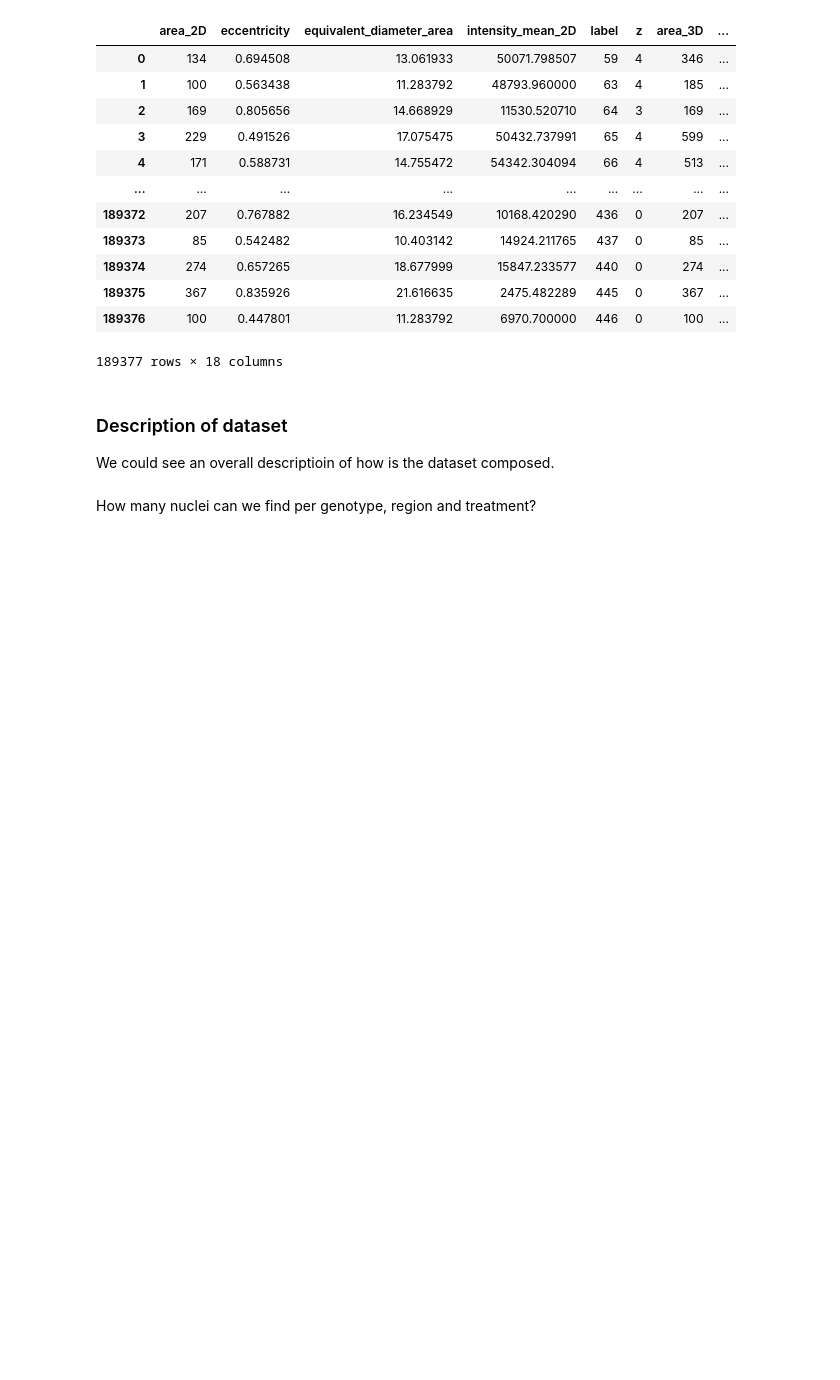
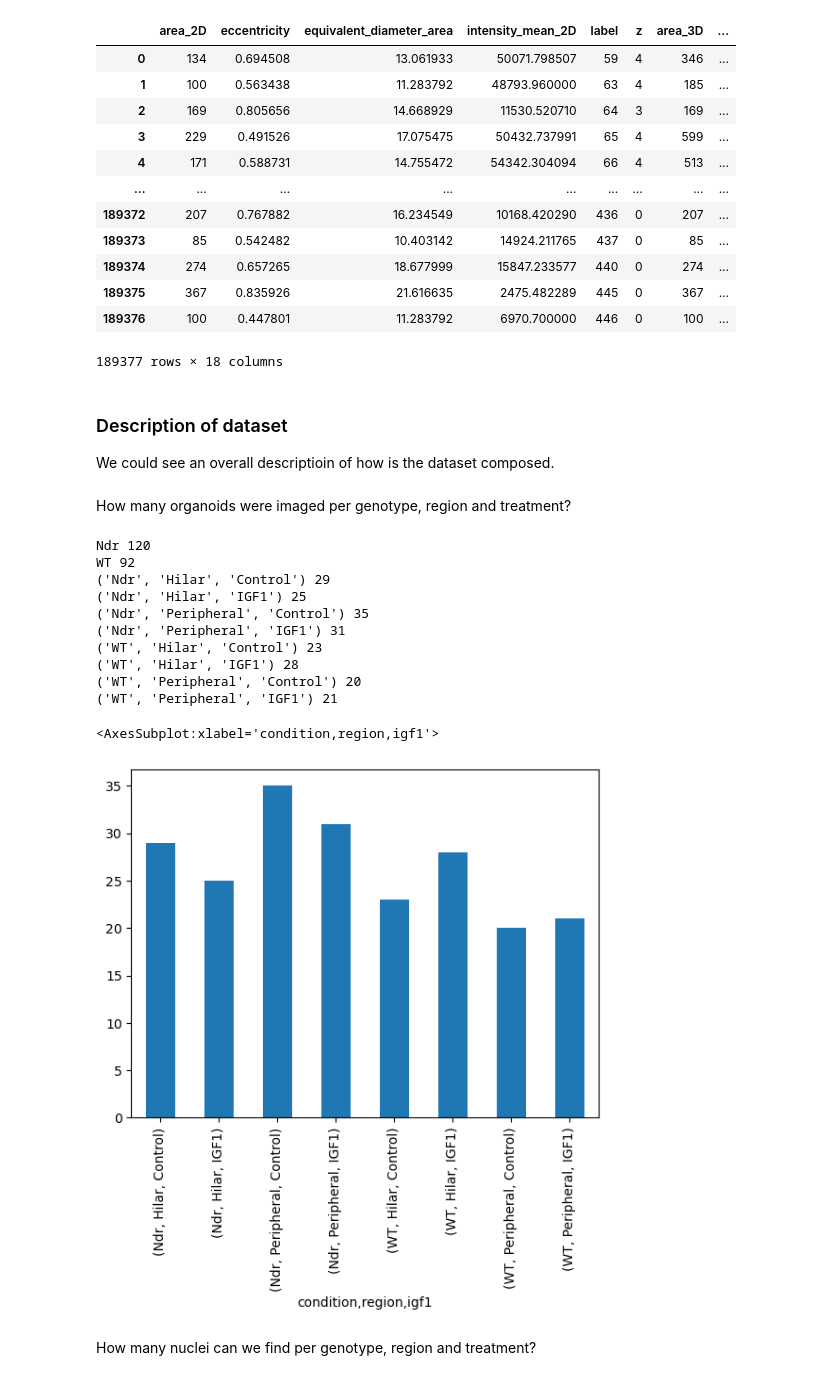
Before and after one commit to Emma-R-Andersson-Lab/iqbal_nuclei_segmenter, a Jupyter notebook: IGF1_effect_on_nuclei_sizes.ipynb, the cells around one changed output. Drawn from its saved outputs; the diff is of its cells as text; code cells hidden in the pictures; blank space fills up the shorter version.

```diff
--- a/IGF1_effect_on_nuclei_sizes.ipynb
+++ b/IGF1_effect_on_nuclei_sizes.ipynb
@@ -173,5 +94,28 @@ nuclei_size
 ### Description of dataset
 
 We could see an overall descriptioin of how is the dataset composed.
+# %% [markdown]
+How many organoids were imaged per genotype, region and treatment?
+# %%
+for cond, this_df in nuclei_size.groupby('condition'):
+    print(cond, len(this_df.sample_name.unique()))
+
+for cond, this_df in nuclei_size.groupby(['condition', 'region', 'igf1']):
+    print(cond, len(this_df.sample_name.unique()))
+
+nuclei_size.groupby(['condition', 'region', 'igf1']).sample_name.unique().agg(len).plot(kind='bar')
+# %% [output]
+Ndr 120
+WT 92
+('Ndr', 'Hilar', 'Control') 29
+('Ndr', 'Hilar', 'IGF1') 25
+('Ndr', 'Peripheral', 'Control') 35
+('Ndr', 'Peripheral', 'IGF1') 31
+('WT', 'Hilar', 'Control') 23
+('WT', 'Hilar', 'IGF1') 28
+('WT', 'Peripheral', 'Control') 20
+('WT', 'Peripheral', 'IGF1') 21
+<AxesSubplot:xlabel='condition,region,igf1'>
+[figure, new version]
 # %% [markdown]
 How many nuclei can we find per genotype, region and treatment?
```
Also changed, not shown: parts of 17 cells of this notebook.
